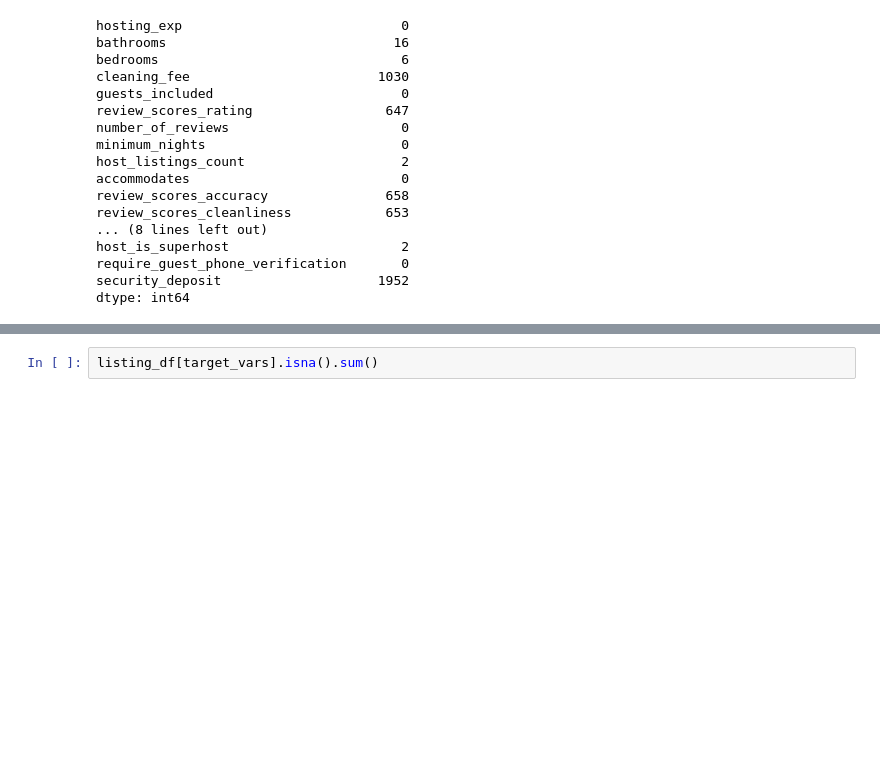
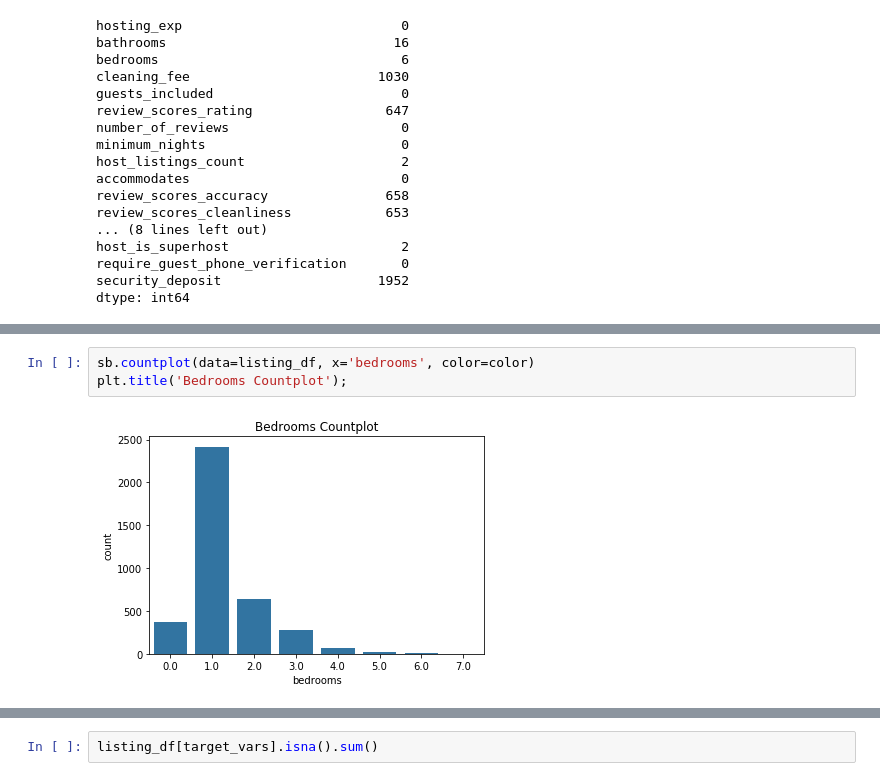
Before and after one commit to satriowputra/Seattle-AirBNB-Data-Blog-Post, a Jupyter notebook: project2-seattle_df-101.ipynb, the cells around one changed output, grey strips where cells are left out. Cells and saved outputs as stored; diff of their text form; blank space fills up the shorter version.

```diff
--- a/project2-seattle_df-101.ipynb
+++ b/project2-seattle_df-101.ipynb
@@ -396,0 +410,5 @@ dtype: int64
+# %%
+sb.countplot(data=listing_df, x='bedrooms', color=color)
+plt.title('Bedrooms Countplot');
+# %% [output]
+[figure, added]
```
Also changed, not shown: parts of 34 cells of this notebook.
